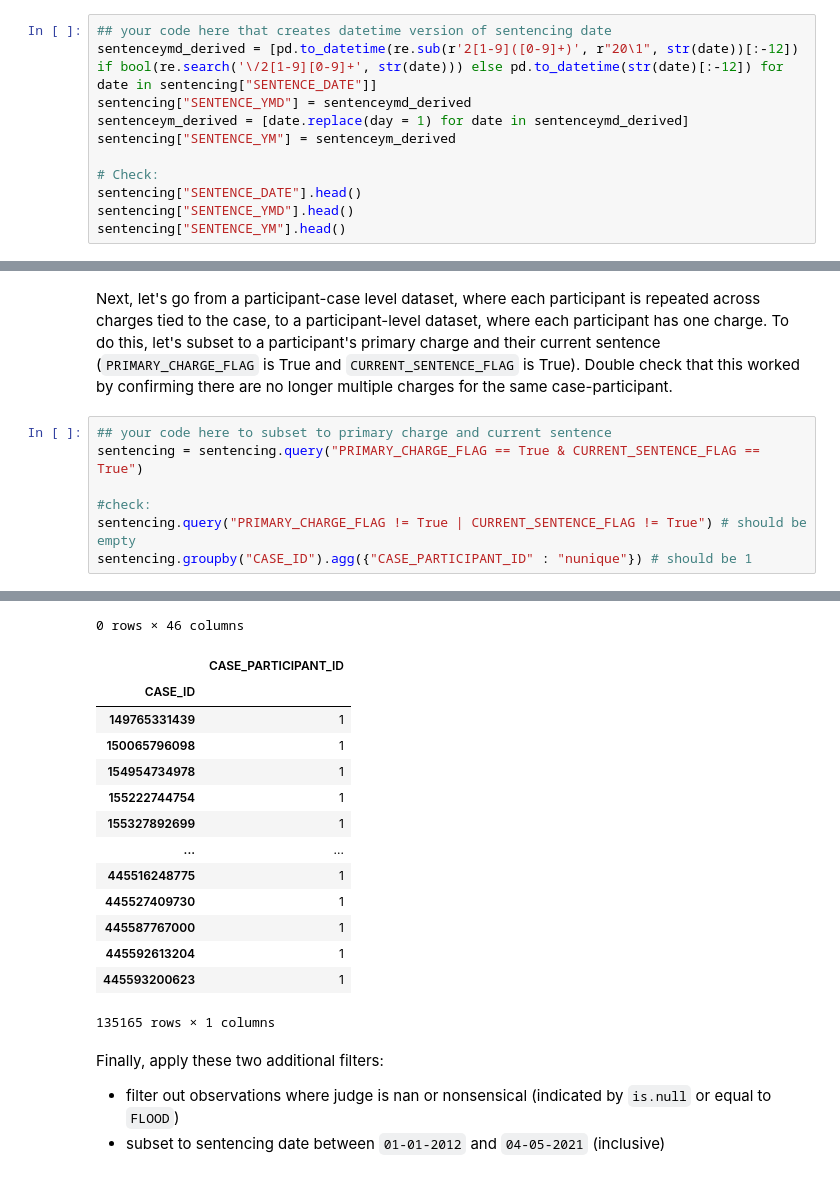
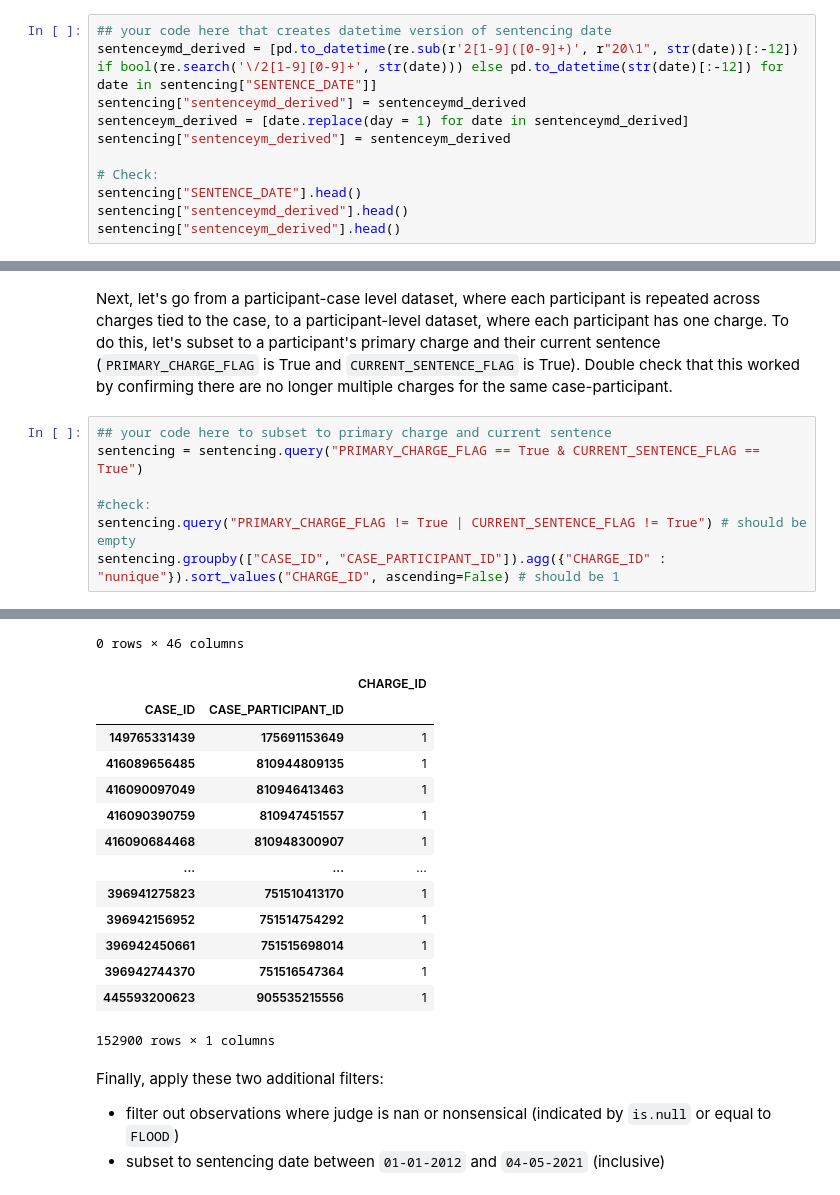
Before and after one commit to alexcraig043/qss-20, a Jupyter notebook: problemsets/pset2/pset2_f0055yb.ipynb, the cells around one changed output, grey strips where cells are left out. Cells and saved outputs as stored; diff of their text form.

```diff
--- a/problemsets/pset2/pset2_f0055yb.ipynb
+++ b/problemsets/pset2/pset2_f0055yb.ipynb
@@ -347,14 +347,14 @@ Even after cleaning, there will still be some that are after the year 2021 that
 # %%
 ## your code here that creates datetime version of sentencing date
 sentenceymd_derived = [pd.to_datetime(re.sub(r'2[1-9]([0-9]+)', r"20\1", str(date))[:-12]) if bool(re.search('\/2[1-9][0-9]+', str(date))) else pd.to_datetime(str(date)[:-12]) for date in sentencing["SENTENCE_DATE"]]
-sentencing["SENTENCE_YMD"] = sentenceymd_derived
+sentencing["sentenceymd_derived"] = sentenceymd_derived
 sentenceym_derived = [date.replace(day = 1) for date in sentenceymd_derived]
-sentencing["SENTENCE_YM"] = sentenceym_derived
+sentencing["sentenceym_derived"] = sentenceym_derived
 
 # Check:
 sentencing["SENTENCE_DATE"].head()
-sentencing["SENTENCE_YMD"].head()
-sentencing["SENTENCE_YM"].head()
+sentencing["sentenceymd_derived"].head()
+sentencing["sentenceym_derived"].head()
 # %% [output]
 0      6/2/1986 12:00:00 AM
 1      6/2/1986 12:00:00 AM
@@ -390,27 +390,27 @@ Next, let's go from a participant-case level dataset, where each participant is
 # %%
 ## your code here to subset to primary charge and current sentence
 sentencing = sentencing.query("PRIMARY_CHARGE_FLAG == True & CURRENT_SENTENCE_FLAG == True")
 
 #check:
 sentencing.query("PRIMARY_CHARGE_FLAG != True | CURRENT_SENTENCE_FLAG != True") # should be empty
-sentencing.groupby("CASE_ID").agg({"CASE_PARTICIPANT_ID" : "nunique"}) # should be 1
+sentencing.groupby(["CASE_ID", "CASE_PARTICIPANT_ID"]).agg({"CHARGE_ID" : "nunique"}).sort_values("CHARGE_ID", ascending=False) # should be 1
 # %% [output]
 |  | CASE_ID | CASE_PARTICIPANT_ID | RECEIVED_DATE | OFFENSE_CATEGORY | PRIMARY_CHARGE_FLAG | CHARGE_ID | ... |
 0 rows × 46 columns
-|  | CASE_PARTICIPANT_ID |
-| CASE_ID |  |
-| 149765331439 | 1 |
-| 150065796098 | 1 |
-| 154954734978 | 1 |
-| 155222744754 | 1 |
-| 155327892699 | 1 |
-| ... | ... |
-| 445516248775 | 1 |
-| 445527409730 | 1 |
-| 445587767000 | 1 |
-| 445592613204 | 1 |
-| 445593200623 | 1 |
+|  |  | CHARGE_ID |
+| CASE_ID | CASE_PARTICIPANT_ID |  |
+| 149765331439 | 175691153649 | 1 |
+| 416089656485 | 810944809135 | 1 |
+| 416090097049 | 810946413463 | 1 |
+| 416090390759 | 810947451557 | 1 |
+| 416090684468 | 810948300907 | 1 |
+| ... | ... | ... |
+| 396941275823 | 751510413170 | 1 |
+| 396942156952 | 751514754292 | 1 |
+| 396942450661 | 751515698014 | 1 |
+| 396942744370 | 751516547364 | 1 |
+| 445593200623 | 905535215556 | 1 |
-135165 rows × 1 columns
+152900 rows × 1 columns
 # %% [markdown]
 Finally, apply these two additional filters:
 
```
Also changed, not shown: parts of 8 cells of this notebook.
